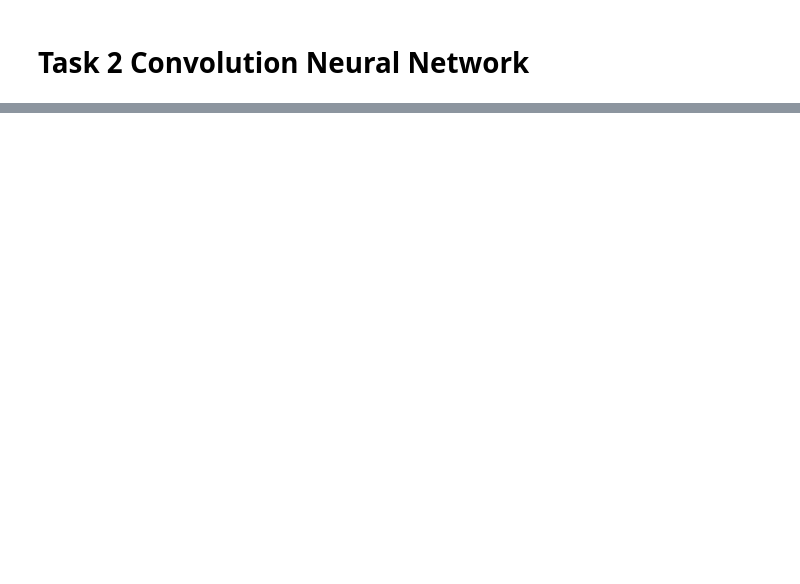
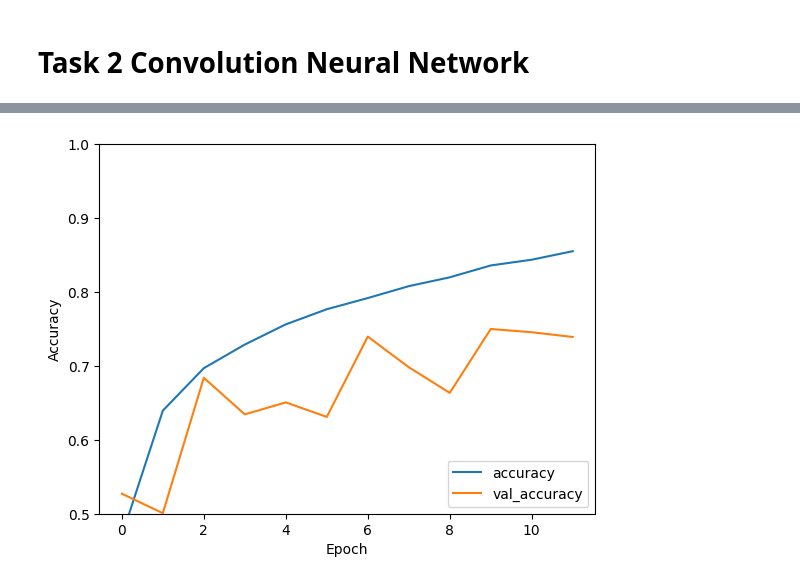
Before and after one commit to ellrub/Info284, a Jupyter notebook: groupExam.2025.ipynb, the cells around one changed output, grey strips where cells are left out. Cells and saved outputs as stored; diff of their text form; code cells hidden in the pictures; blank space fills up the shorter version.

```diff
--- a/groupExam.2025.ipynb
+++ b/groupExam.2025.ipynb
@@ -173,0 +274,12 @@ def prepare_cnn(data):
+# %%
+with tf.device('/GPU:0'):
+    model1 = Sequential()
+    model1.add(layers.Embedding(max_words, 20))
+    model1.add(layers.Masking(mask_value=0))
+    model1.add(layers.LSTM(20,dropout=0.3, return_sequences=False))
+    model1.add(layers.Dense(3,activation='softmax'))
+    model1.compile(optimizer='rmsprop',loss='categorical_crossentropy', metrics=['accuracy'])
+
+    # Implementing model checkpoins to save the best metric and do not lose it on training.
+    checkpoint1 = ModelCheckpoint("best_model1.keras", monitor='val_accuracy', verbose=1,save_best_only=True, mode='auto',save_weights_only=False)
+    history = model1.fit(X_train_LSTM, y_train_LSTM, epochs=10, batch_size=512,validation_data=(X_test_LSTM, y_test_LSTM),callbacks=[checkpoint1])
@@ -174,15 +428,14 @@ def prepare_cnn(data):
 # %% [markdown]
 # Task 2 Convolution Neural Network
 # %%
-import tensorflow as tf
-from tensorflow.keras import datasets, layers, models
-import matplotlib.pyplot as plt
-import numpy as np
-
 (train_images, train_labels), (test_images, test_labels) = datasets.cifar10.load_data()
 
 # Normalize pixel values to be between 0 and 1
 train_images, test_images = train_images / 255.0, test_images / 255.0
+
+from tensorflow.keras.utils import to_categorical
+train_labels_TEST = to_categorical(train_labels)
+test_labels_TEST = to_categorical(test_labels)
 # %%
 class_names = ['airplane', 'automobile', 'bird', 'cat', 'deer',
                'dog', 'frog', 'horse', 'ship', 'truck']
@@ -210,16 +509,7 @@ model.summary()
-# %%
-model.add(layers.Flatten())
-model.add(layers.Dense(128, activation='relu'))
-model.add(layers.Dropout(0.2))
-model.add(layers.Dense(256, activation='relu'))
-model.add(layers.Dropout(0.2))
-model.add(layers.Dense(10, activation='softmax'))
-
-model.summary()
 # %%
-model.compile(optimizer='adam', loss=tf.keras.losses.SparseCategoricalCrossentropy(from_logits=True), metrics=['accuracy'])
+# model.compile(optimizer='adam', loss='categorical_crossentropy', metrics=['accuracy'])
 
-history = model.fit(train_images, train_labels, epochs=1, validation_data=(test_images, test_labels))
+# history = model.fit(train_images, train_labels_TEST, epochs=30, validation_data=(test_images, test_labels_TEST))
 # %%
 plt.plot(history.history['accuracy'], label='accuracy')
 plt.plot(history.history['val_accuracy'], label = 'val_accuracy')
@@ -228,4 +518,5 @@ plt.ylabel('Accuracy')
 plt.ylim([0.5, 1])
 plt.legend(loc='lower right')
 
-test_loss, test_acc = model.evaluate(test_images,  test_labels, verbose=2)
+test_loss, test_acc = model.evaluate(test_images,  test_labels_TEST, verbose=2)
+# %% [output]
@@ -232 +524,2 @@ test_loss, test_acc = model.evaluate(test_images,  test_labels, verbose=2)
+[figure, added]
 # %%
```
Also changed, not shown: parts of 41 cells of this notebook, 2 other files.
